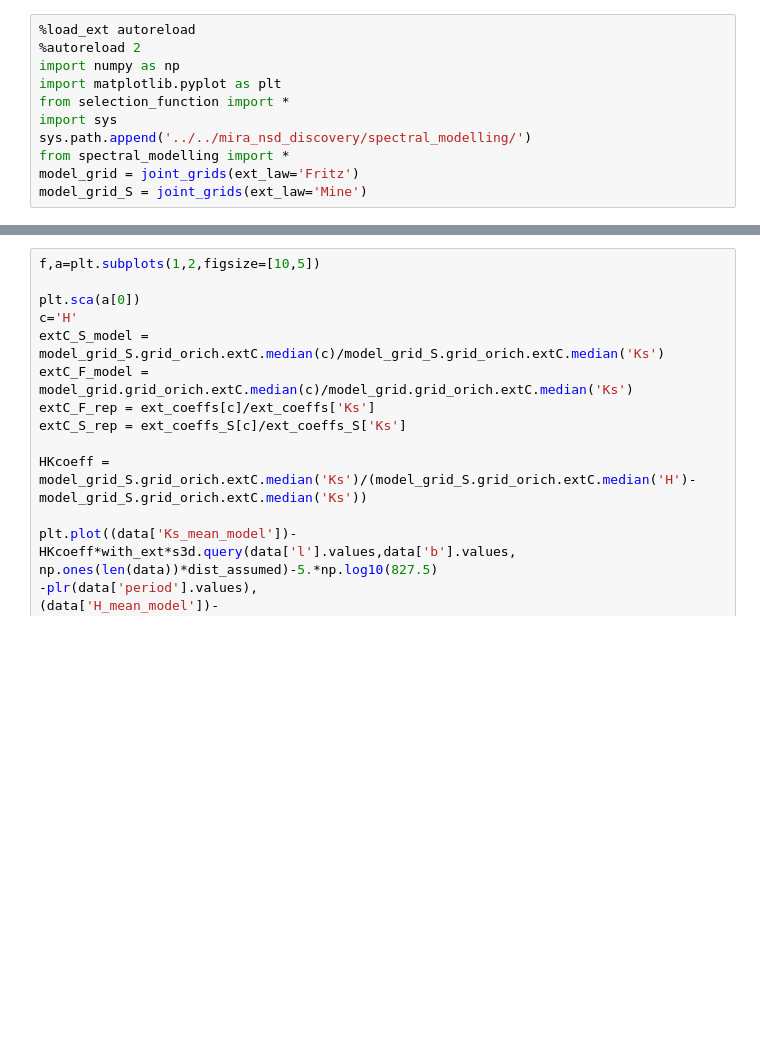
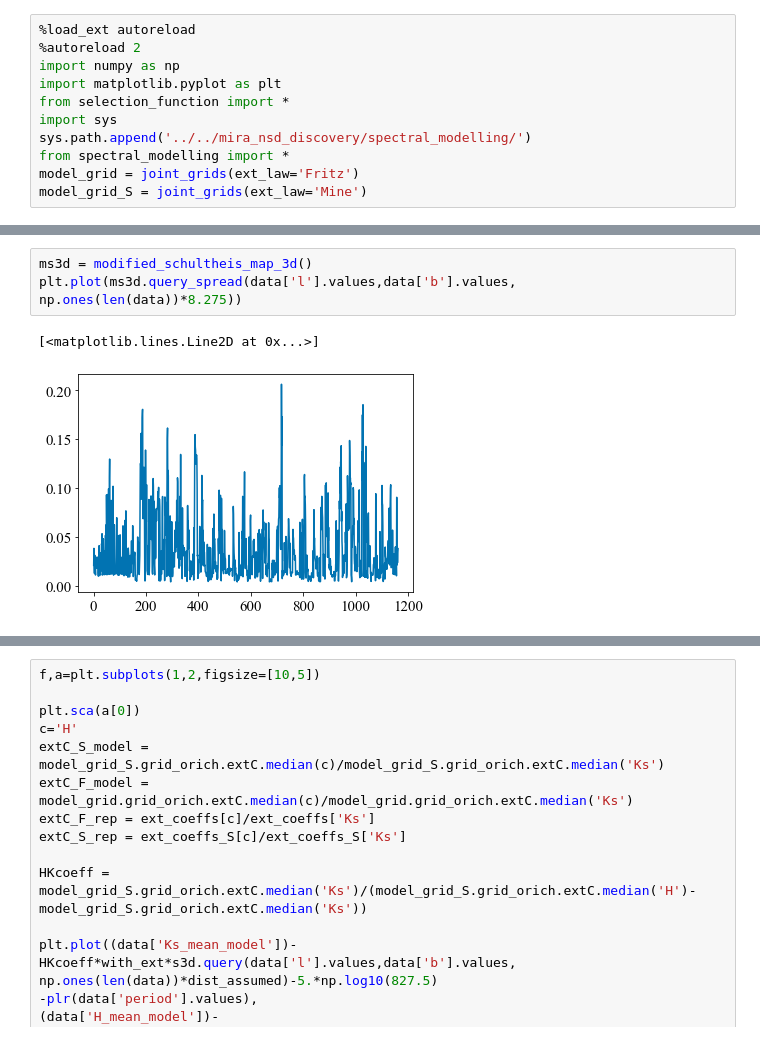
Before and after one commit to jls713/mira_nsd, a Jupyter notebook: selection_function.ipynb, the cells around one changed output, grey strips where cells are left out. Drawn from its saved outputs; the diff is of its cells as text; blank space fills up the shorter version.

```diff
--- a/selection_function.ipynb
+++ b/selection_function.ipynb
@@ -41,0 +90,6 @@ plt.plot(ks_c_rm[0], corrected_plr)
+# %%
+ms3d = modified_schultheis_map_3d()
+plt.plot(ms3d.query_spread(data['l'].values,data['b'].values, np.ones(len(data))*8.275))
+# %% [output]
+[<matplotlib.lines.Line2D at 0x...>]
+[figure, added]
```
Also changed, not shown: parts of 17 cells of this notebook, 7 other files.
